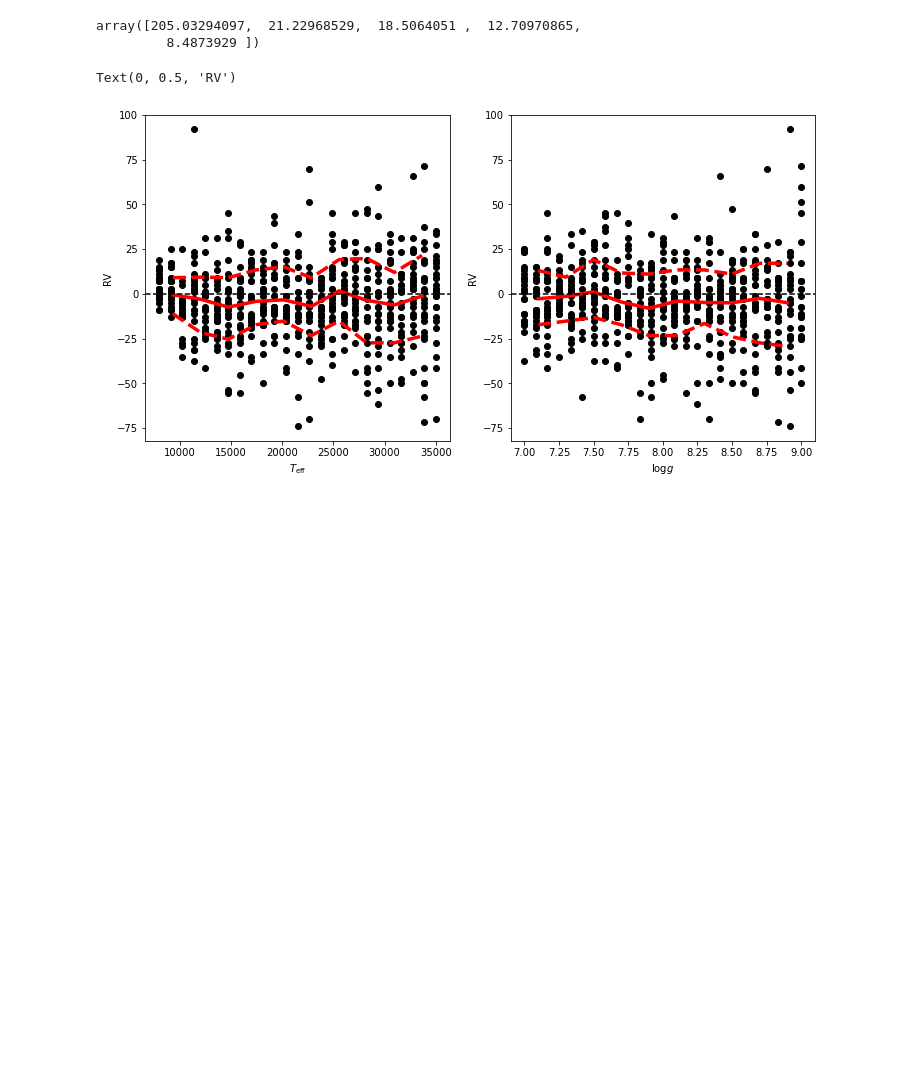
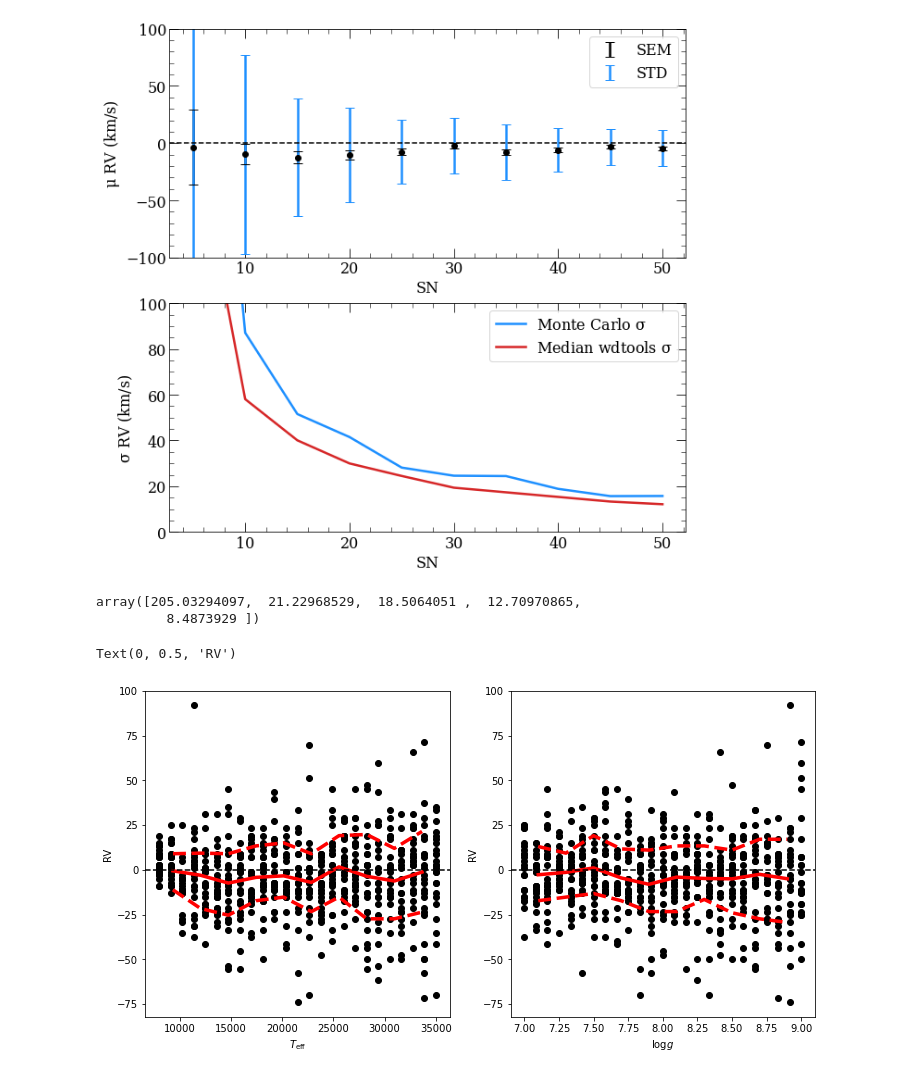
Before and after one commit to vedantchandra/wdtools, a Jupyter notebook: docs/examples/3_test_rvs.ipynb, the cells around one changed output. Drawn from its saved outputs; the diff is of its cells as text; code cells hidden in the pictures; blank space fills up the shorter version.

```diff
--- a/docs/examples/3_test_rvs.ipynb
+++ b/docs/examples/3_test_rvs.ipynb
@@ -114,32 +208,33 @@ err_rv = np.median(e_rvs, 1)
 # %%
-lw = 2.5
-
 plt.figure(figsize = (10, 10))
 
 plt.subplot(211)
 
 plt.errorbar(SNs, mean_rv, yerr = sem_rv, color = 'k', lw = lw, label = 'SEM', linestyle = 'None')
 plt.errorbar(SNs, mean_rv, yerr = std_rv, color = 'dodgerblue', lw = lw, linestyle = 'none', label = 'STD')
 plt.scatter(SNs, mean_rv, color = 'k', zorder = 10)
 plt.ylabel('$\mu$ RV (km/s)')
 plt.xlabel('SN')
-plt.ylim(-50, 50)
+plt.ylim(-100, 100)
 plt.axhline(0, color = 'k', linestyle = '--')
 plt.legend()
 
 plt.subplot(212)
 
 plt.plot(SNs, std_rv, color = 'dodgerblue', lw = lw, label = 'Monte Carlo $\sigma$')
 plt.plot(SNs, err_rv, color = 'tab:red', lw = lw, label = 'Median wdtools $\sigma$')
 
 plt.legend()
 
 plt.xlabel('SN')
 plt.ylabel('$\sigma$ RV (km/s)')
 
-plt.ylim(0, 50)
+plt.ylim(0, 100)
 
-plt.savefig('rvfits_d%iA.jpg' % window)
+plt.savefig('rvfits/rvfits_d%iA.jpg' % window)
+plt.show()
+# %% [output]
+[figure, added]
 # %%
 mean_sigma = np.mean(np.sqrt(resid**2), 1)
 sigma_sigma = np.(np.sqrt(resid**2), 1)
```
Also changed, not shown: parts of 12 cells of this notebook, 12 other files.
